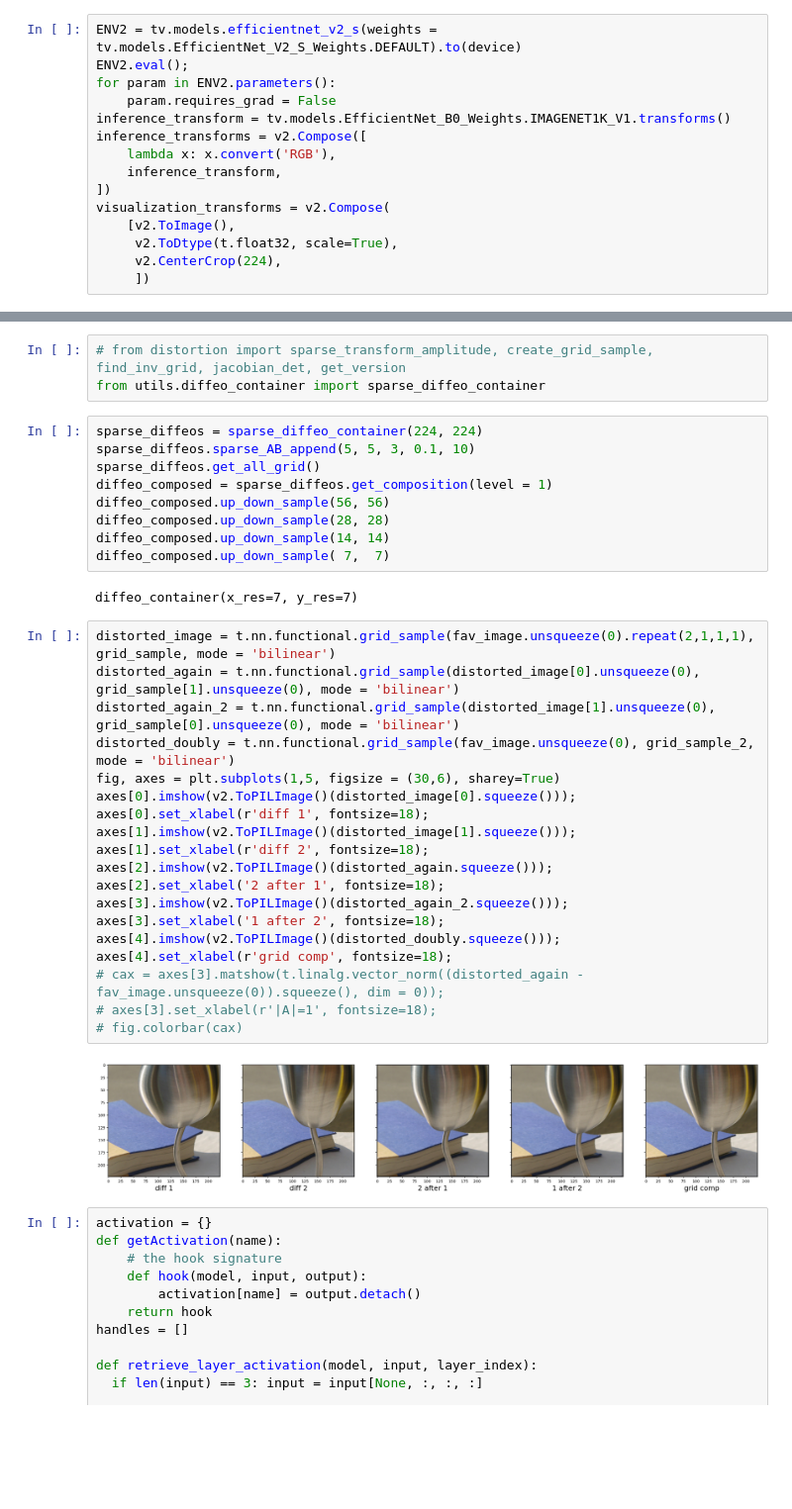
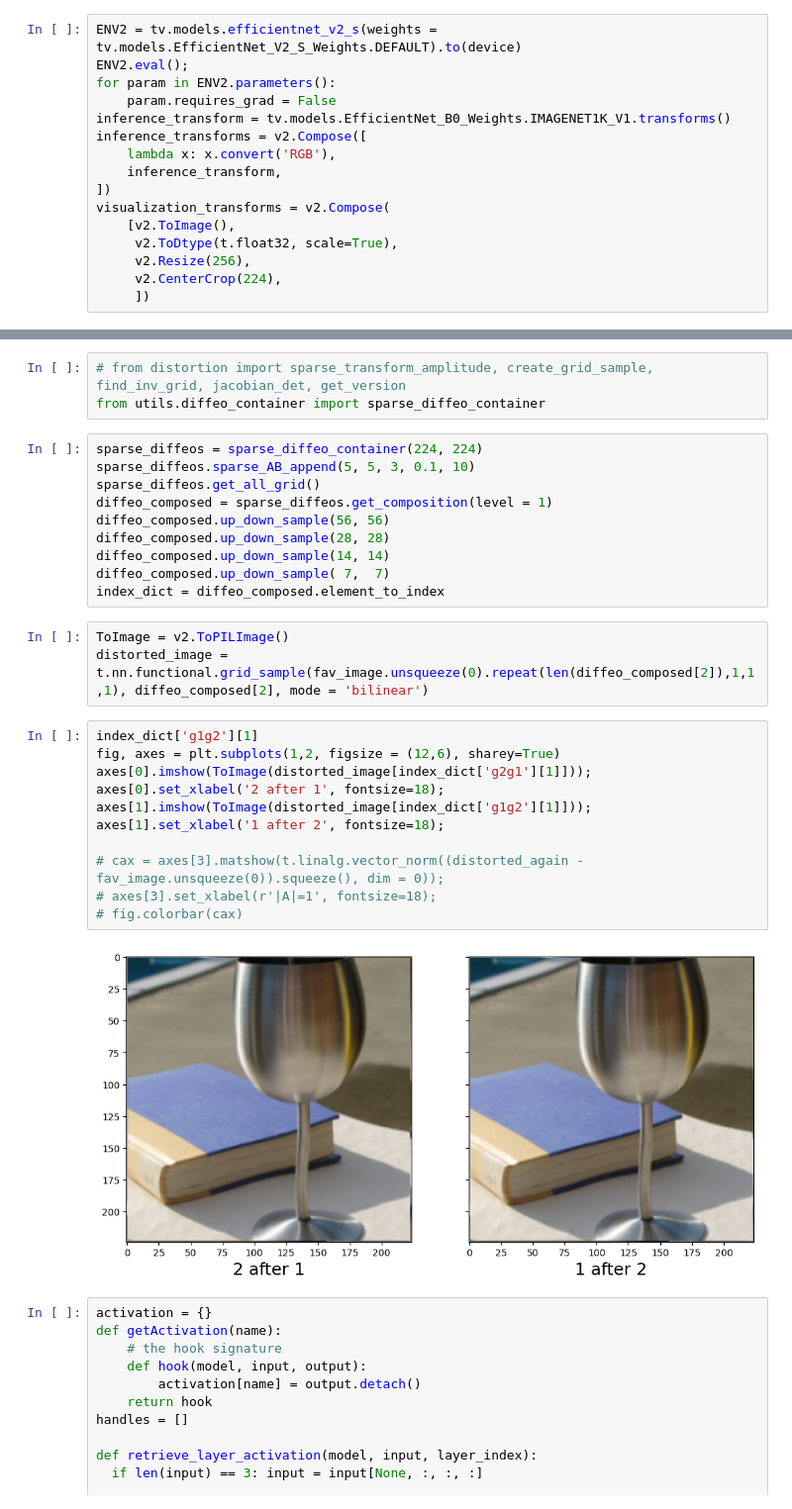
Before and after one commit to Alex-Xiaole-Jiang/diffeo-equivariance, a Jupyter notebook: main.ipynb, the cells around one changed output, grey strips where cells are left out. Shown: that part at 99% size. Cells and saved outputs as stored; diff of their text form; blank space fills up the shorter version.

Commit message:
fixed visualization transformation

```diff
--- a/main.ipynb
+++ b/main.ipynb
@@ -31,6 +31,7 @@ inference_transforms = v2.Compose([
 visualization_transforms = v2.Compose(
     [v2.ToImage(),
      v2.ToDtype(t.float32, scale=True),
+     v2.Resize(256),
      v2.CenterCrop(224),
      ])
 # %%
@@ -51,29 +52,23 @@ diffeo_composed.up_down_sample(56, 56)
 diffeo_composed.up_down_sample(28, 28)
 diffeo_composed.up_down_sample(14, 14)
 diffeo_composed.up_down_sample( 7,  7)
+index_dict = diffeo_composed.element_to_index
-# %% [output]
-diffeo_container(x_res=7, y_res=7)
+# %%
+ToImage = v2.ToPILImage()
+distorted_image = t.nn.functional.grid_sample(fav_image.unsqueeze(0).repeat(len(diffeo_composed[2]),1,1,1), diffeo_composed[2], mode = 'bilinear')
 # %%
-distorted_image = t.nn.functional.grid_sample(fav_image.unsqueeze(0).repeat(2,1,1,1), grid_sample, mode = 'bilinear')
-distorted_again = t.nn.functional.grid_sample(distorted_image[0].unsqueeze(0), grid_sample[1].unsqueeze(0), mode = 'bilinear')
-distorted_again_2 = t.nn.functional.grid_sample(distorted_image[1].unsqueeze(0), grid_sample[0].unsqueeze(0), mode = 'bilinear')
-distorted_doubly = t.nn.functional.grid_sample(fav_image.unsqueeze(0), grid_sample_2, mode = 'bilinear')
-fig, axes = plt.subplots(1,5, figsize = (30,6), sharey=True)
-axes[0].imshow(v2.ToPILImage()(distorted_image[0].squeeze()));
-axes[0].set_xlabel(r'diff 1', fontsize=18);
-axes[1].imshow(v2.ToPILImage()(distorted_image[1].squeeze()));
-axes[1].set_xlabel(r'diff 2', fontsize=18);
-axes[2].imshow(v2.ToPILImage()(distorted_again.squeeze()));
-axes[2].set_xlabel('2 after 1', fontsize=18);
-axes[3].imshow(v2.ToPILImage()(distorted_again_2.squeeze()));
-axes[3].set_xlabel('1 after 2', fontsize=18);
-axes[4].imshow(v2.ToPILImage()(distorted_doubly.squeeze()));
-axes[4].set_xlabel(r'grid comp', fontsize=18);
+index_dict['g1g2'][1]
+fig, axes = plt.subplots(1,2, figsize = (12,6), sharey=True)
+axes[0].imshow(ToImage(distorted_image[index_dict['g2g1'][1]]));
+axes[0].set_xlabel('2 after 1', fontsize=18);
+axes[1].imshow(ToImage(distorted_image[index_dict['g1g2'][1]]));
+axes[1].set_xlabel('1 after 2', fontsize=18);
+
 # cax = axes[3].matshow(t.linalg.vector_norm((distorted_again - fav_image.unsqueeze(0)).squeeze(), dim = 0));
 # axes[3].set_xlabel(r'|A|=1', fontsize=18);
 # fig.colorbar(cax)
 # %% [output]
-[figure, old version]
+[figure, new version]
 # %%
 activation = {}
 def getActivation(name):
```
